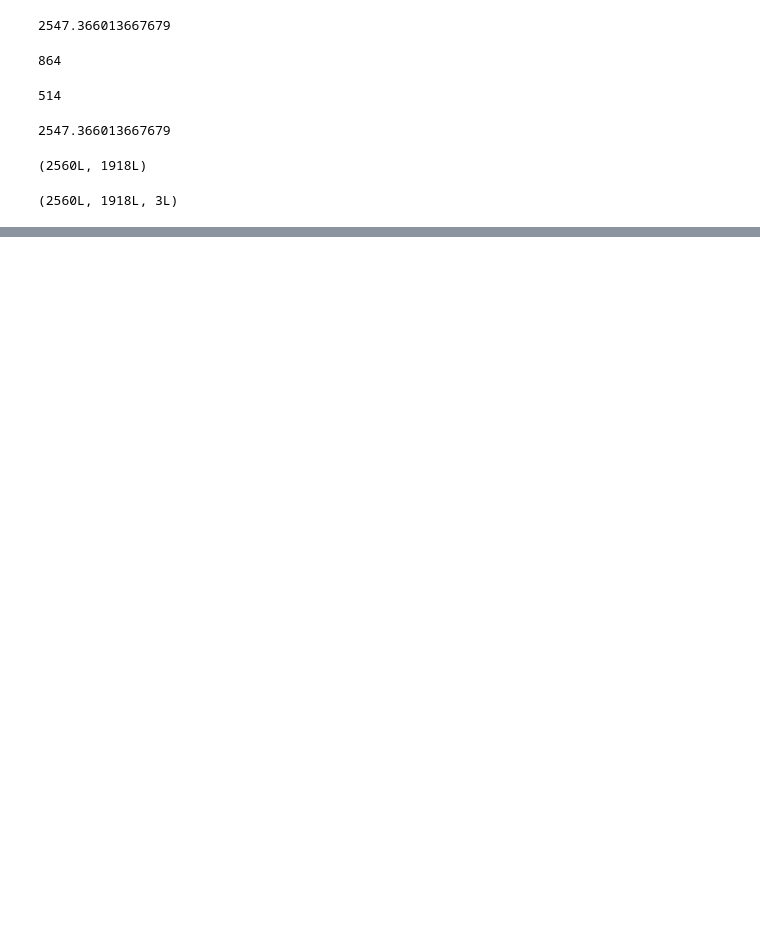
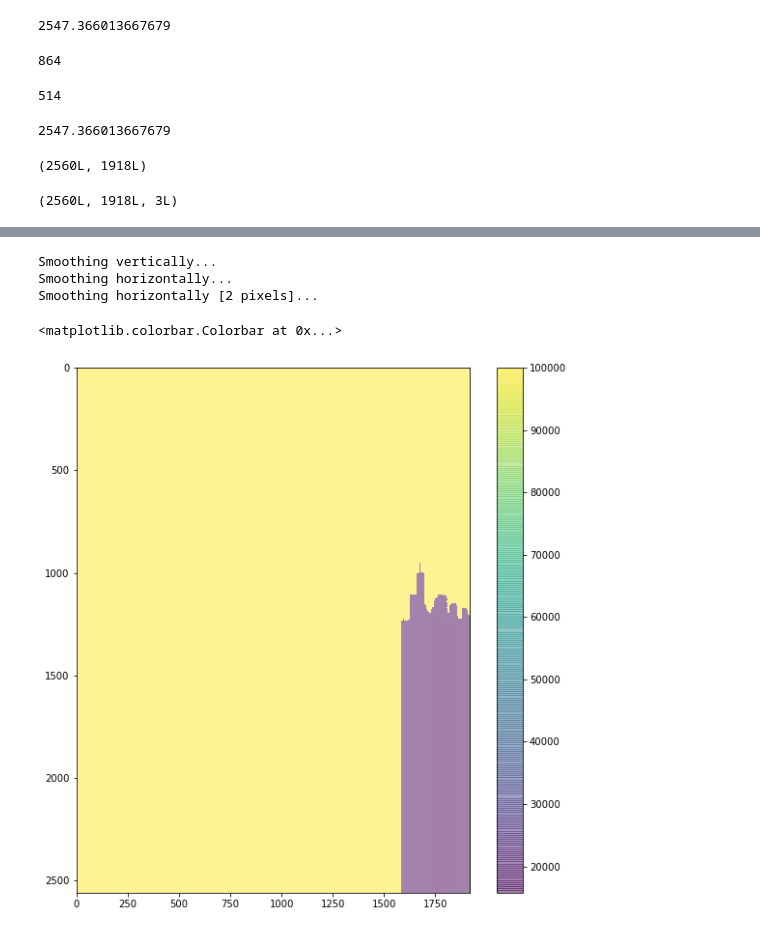
Before and after one commit to cmoscardi/Big_Data_UO_Ray_Tracing, a Jupyter notebook: find_colin_params.ipynb, the cells around one changed output, grey strips where cells are left out. Drawn from its saved outputs; the diff is of its cells as text; code cells hidden in the pictures; blank space fills up the shorter version.

```diff
--- a/find_colin_params.ipynb
+++ b/find_colin_params.ipynb
@@ -554,0 +581,52 @@ pl.colorbar()
+# %%
+final_grids = [distgrid, xgrid, ygrid]
+
+# Cascade to fill holes by covering a given point if there is
+# a closer point above it
+print "Smoothing vertically..."
+for i in range(0, len(final_grids[0])-1):
+    for j in range(0, len(final_grids[0][0])):
+        if final_grids[0][i][j] < final_grids[0][i + 1][j]:
+            final_grids[0][i+1][j] = final_grids[0][i][j]
+            final_grids[1][i+1][j] = final_grids[1][i][j]
+            final_grids[2][i+1][j] = final_grids[2][i][j]
+
+# Smooth pixels to get rid of vertical bars
+print "Smoothing horizontally..."
+for i in range(0, len(final_grids[0])-1):
+    for j in range(1, len(final_grids[0][0])-2):
+        if final_grids[0][i][j] != final_grids[0][i][j-1] and \
+            final_grids[0][i][j+1] == final_grids[0][i][j+1]:
+            final_grids[0][i][j] = final_grids[0][i][j+1]
+            final_grids[1][i][j] = final_grids[1][i][j+1]
+            final_grids[2][i][j] = final_grids[2][i][j+1]
+# Smooth pixels two wide
+print "Smoothing horizontally [2 pixels]..."
+for i in range(0, len(final_grids[0])-1):
+    for j in range(1, len(final_grids[0][0])-4):
+        if final_grids[0][i][j] != final_grids[0][i][j-1] and \
+            final_grids[0][i][j] == final_grids[0][i][j+1] and \
+            final_grids[0][i][j-1] == final_grids[0][i][j+2]:
+            final_grids[0][i][j] = final_grids[0][i][j+2]
+            final_grids[1][i][j] = final_grids[1][i][j+2]
+            final_grids[2][i][j] = final_grids[2][i][j+2]
+            final_grids[0][i][j+1] = final_grids[0][i][j+2]
+            final_grids[1][i][j+1] = final_grids[1][i][j+2]
+            final_grids[2][i][j+1] = final_grids[2][i][j+2]
+# %% [output]
+Smoothing vertically...
+Smoothing horizontally...
+Smoothing horizontally [2 pixels]...
+# %%
+pl.figure(figsize=(10,10))
+
+im = Image.open('./bof_left.png')
+imarray = np.array(im)
+# pl.imshow(imarray[900:1100, 1600:1800, :])
+# pl.imshow(distgrid[900:1100, 1600:1800], alpha=0.5)
+#pl.imshow(imarray)
+pl.imshow(final_grids[0], alpha=0.5)
+pl.colorbar()
+# %% [output]
+<matplotlib.colorbar.Colorbar at 0x...>
+[figure, added]
```
Also changed, not shown: parts of 9 cells of this notebook.
